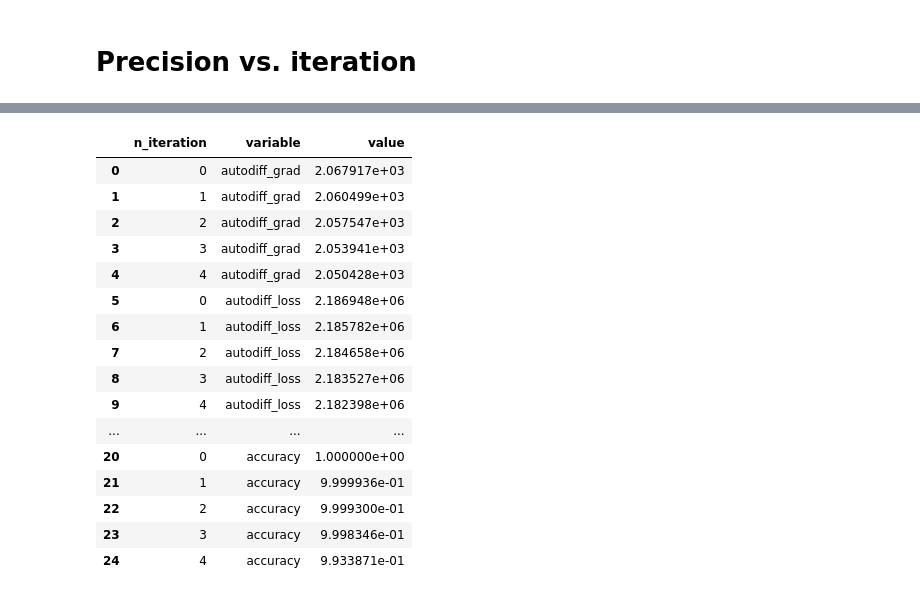
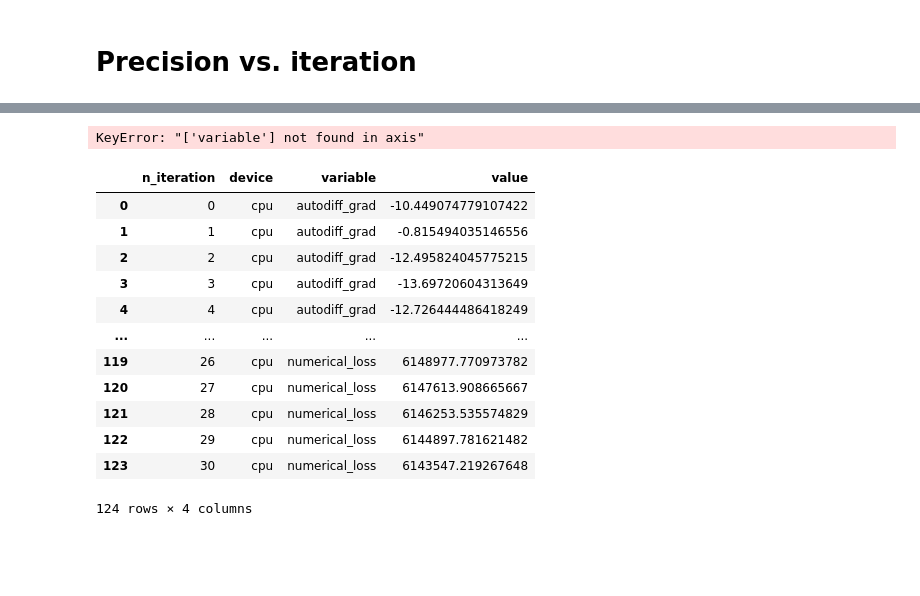
Before and after one commit to Etienne-Meunier/Veros-Autodiff, a Jupyter notebook: notebooks/Check_grad_tensor_recursive.ipynb, the cells around one changed output, grey strips where cells are left out. Drawn from its saved outputs; the diff is of its cells as text; code cells hidden in the pictures; blank space fills up the shorter version.

```diff
--- a/notebooks/Check_grad_tensor_recursive.ipynb
+++ b/notebooks/Check_grad_tensor_recursive.ipynb
@@ -57,27 +83,5 @@ Backward vjp - Directional Gradients
 # %%
-#direction = jax.random.normal(jax.random.PRNGKey(0), acc.state.variables.u.shape)
-#direction = direction / jnp.linalg.norm(direction)  # normalize
-
-
-#
-var_dev = 'r_bot'
-random = 'ones'
-
-direction = jnp.zeros_like(getattr(state.variables, var_dev))
-if random == 'normal' :
-    direction = jax.random.normal(jax.random.PRNGKey(0), direction.shape)
-elif random == 'uniform' :
-    direction = jax.random.uniform(jax.random.PRNGKey(0), direction.shape)
-elif random == 'ones' :
-    direction = jnp.ones_like(direction)
-
-# if len(direction.shape) > 0 :
-#     direction = direction.at[:,:,:,state.variables.tau].set(jax.random.normal(jax.random.PRNGKey(0), direction[:,:,:,state.variables.tau].shape))
-
-direction = direction / jnp.linalg.norm(direction)
-
-
-var_agg = 'u'
+var_agg = 'temp'
 def agg_sum(state, key_sum = 'temp') :
     tau = getattr(state.variables, 'tau')
     return ((getattr(state.variables, key_sum))**2).sum()
@@ -198 +302,21 @@ for nitt in range(100) :
+# %%
+stats.drop(columns=['variable'])
+# %% [output]
+KeyError: "['variable'] not found in axis"
+# %%
+stats.melt(id_vars=['n_iteration', 'device'])
+# %% [output]
+|  | n_iteration | device | variable | value |
+| 0 | 0 | cpu | autodiff_grad | -10.449074779107422 |
+| 1 | 1 | cpu | autodiff_grad | -0.815494035146556 |
+| 2 | 2 | cpu | autodiff_grad | -12.495824045775215 |
+| 3 | 3 | cpu | autodiff_grad | -13.69720604313649 |
+| 4 | 4 | cpu | autodiff_grad | -12.726444486418249 |
+| ... | ... | ... | ... | ... |
+| 119 | 26 | cpu | numerical_loss | 6148977.770973782 |
+| 120 | 27 | cpu | numerical_loss | 6147613.908665667 |
+| 121 | 28 | cpu | numerical_loss | 6146253.535574829 |
+| 122 | 29 | cpu | numerical_loss | 6144897.781621482 |
+| 123 | 30 | cpu | numerical_loss | 6143547.219267648 |
+124 rows × 4 columns
 # %%
@@ -206,22 +327,2 @@ stats_gf =  stats_g.melt(id_vars='n_iteration')
-# %%
-stats_gf
-# %% [output]
-|  | n_iteration | variable | value |
-| 0 | 0 | autodiff_grad | 2.067917e+03 |
-| 1 | 1 | autodiff_grad | 2.060499e+03 |
-| 2 | 2 | autodiff_grad | 2.057547e+03 |
-| 3 | 3 | autodiff_grad | 2.053941e+03 |
-| 4 | 4 | autodiff_grad | 2.050428e+03 |
-| 5 | 0 | autodiff_loss | 2.186948e+06 |
-| 6 | 1 | autodiff_loss | 2.185782e+06 |
-| 7 | 2 | autodiff_loss | 2.184658e+06 |
-| 8 | 3 | autodiff_loss | 2.183527e+06 |
-| 9 | 4 | autodiff_loss | 2.182398e+06 |
-| ... | ... | ... | ... |
-| 20 | 0 | accuracy | 1.000000e+00 |
-| 21 | 1 | accuracy | 9.999936e-01 |
-| 22 | 2 | accuracy | 9.999300e-01 |
-| 23 | 3 | accuracy | 9.998346e-01 |
-| 24 | 4 | accuracy | 9.933871e-01 |
 # %%
 fig, axs = plt.subplots(1,2, figsize=(15,5))
```
Also changed, not shown: parts of 34 cells of this notebook, 4 other files.
